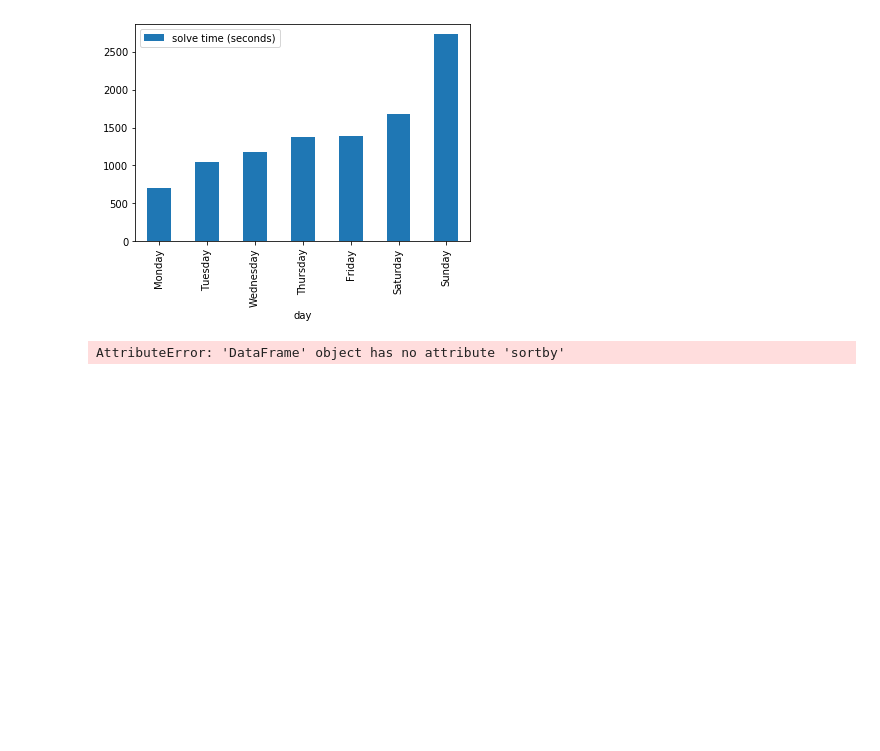
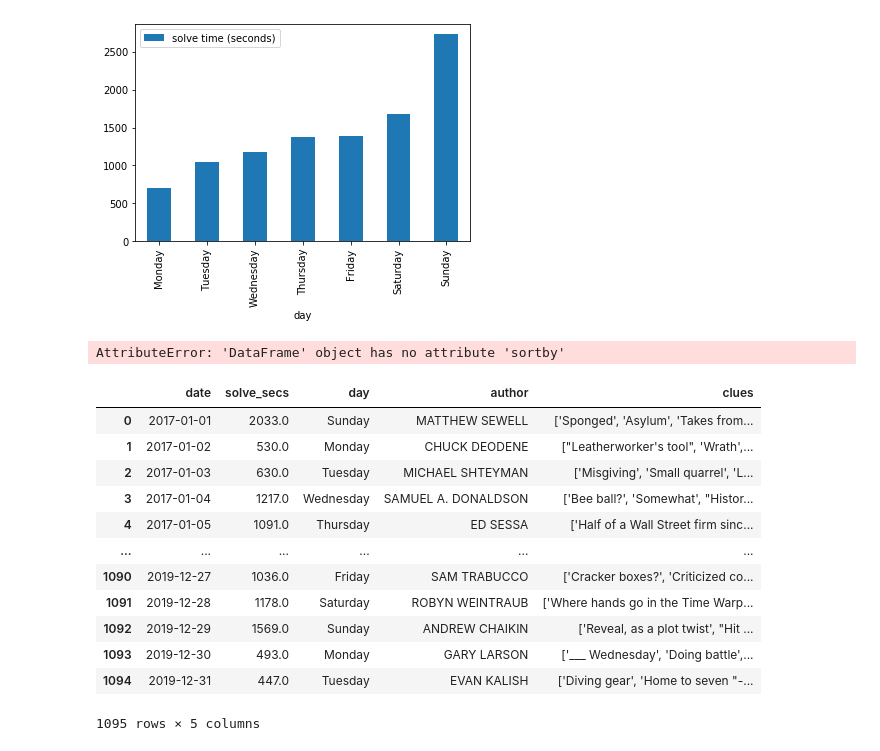
Before and after one commit to kejohnson1231/Crosswords, a Jupyter notebook: Untitled1.ipynb, the cells around one changed output. Drawn from its saved outputs; the diff is of its cells as text; code cells hidden in the pictures; blank space fills up the shorter version.

```diff
--- a/Untitled1.ipynb
+++ b/Untitled1.ipynb
@@ -285,3 +285,21 @@ sorted_days.plot.bar()
 df_sort = df.sortby('author')
 # %% [output]
 AttributeError: 'DataFrame' object has no attribute 'sortby'
+# %%
+df = pd.read_csv('puzzles_17_18_19.csv')
+# %%
+df
+# %% [output]
+|  | date | solve_secs | day | author | clues |
+| 0 | 2017-01-01 | 2033.0 | Sunday | MATTHEW SEWELL | ['Sponged', 'Asylum', 'Takes from... |
+| 1 | 2017-01-02 | 530.0 | Monday | CHUCK DEODENE | ["Leatherworker's tool", 'Wrath',... |
+| 2 | 2017-01-03 | 630.0 | Tuesday | MICHAEL SHTEYMAN | ['Misgiving', 'Small quarrel', 'L... |
+| 3 | 2017-01-04 | 1217.0 | Wednesday | SAMUEL A. DONALDSON | ['Bee ball?', 'Somewhat', "Histor... |
+| 4 | 2017-01-05 | 1091.0 | Thursday | ED SESSA | ['Half of a Wall Street firm sinc... |
+| ... | ... | ... | ... | ... | ... |
+| 1090 | 2019-12-27 | 1036.0 | Friday | SAM TRABUCCO | ['Cracker boxes?', 'Criticized co... |
+| 1091 | 2019-12-28 | 1178.0 | Saturday | ROBYN WEINTRAUB | ['Where hands go in the Time Warp... |
+| 1092 | 2019-12-29 | 1569.0 | Sunday | ANDREW CHAIKIN | ['Reveal, as a plot twist', "Hit ... |
+| 1093 | 2019-12-30 | 493.0 | Monday | GARY LARSON | ['___ Wednesday', 'Doing battle',... |
+| 1094 | 2019-12-31 | 447.0 | Tuesday | EVAN KALISH | ['Diving gear', 'Home to seven "-... |
+1095 rows × 5 columns
```
Also changed, not shown: parts of 10 cells of this notebook, 4 other files.
